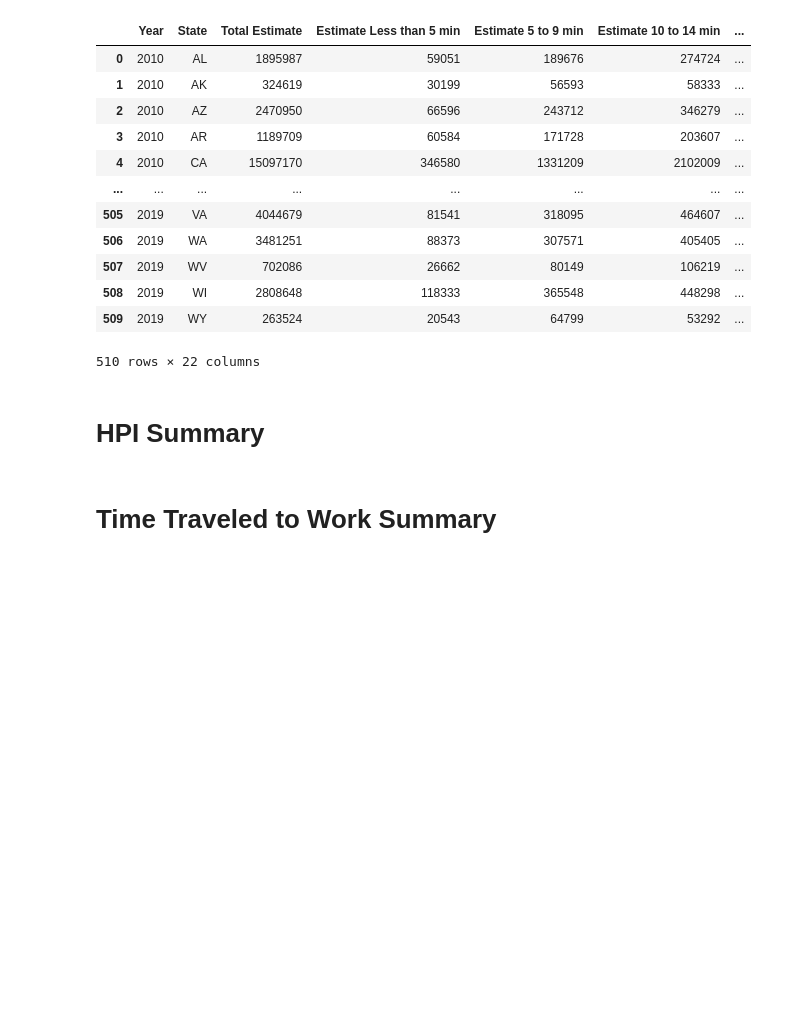
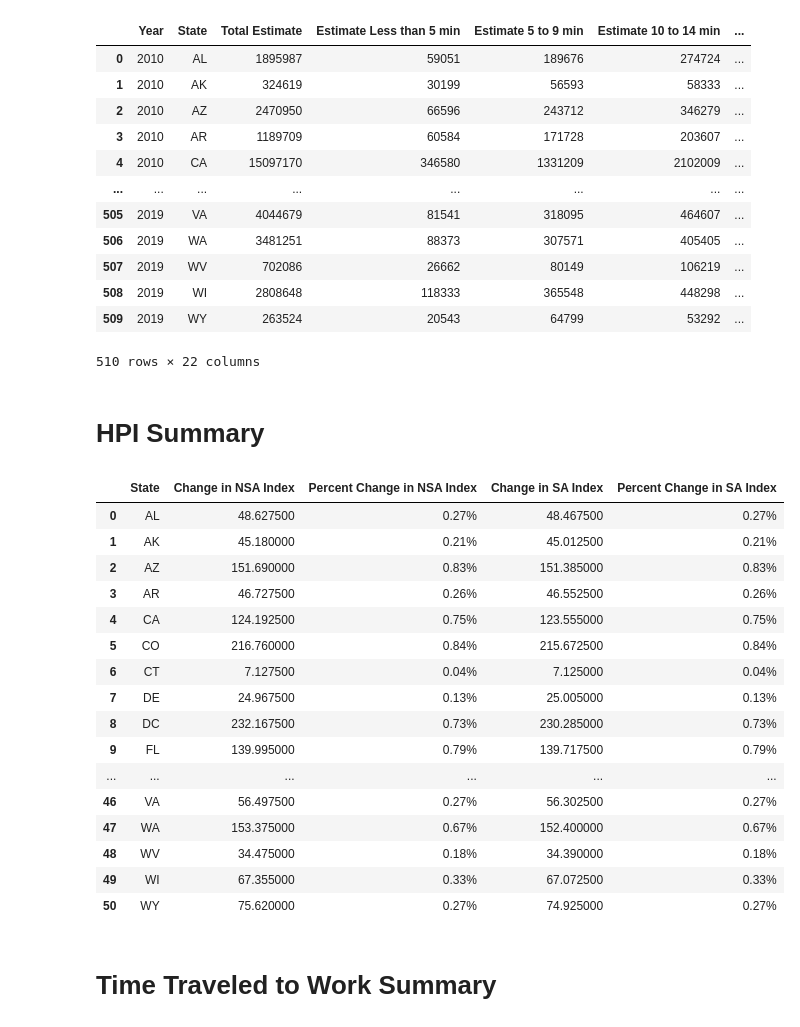
Before and after one commit to alexriiska/Project-1-Housing-Prices-and-Time-Traveled-to-Work, a Jupyter notebook: cleanup_1.ipynb, the cells around one changed output. Saved outputs shown, nothing was run; the diff lists cells and outputs as text; code cells hidden in the pictures; blank space fills up the shorter version.

Commit message:
travel time summary and full csv

```diff
--- a/cleanup_1.ipynb
+++ b/cleanup_1.ipynb
@@ -36,13 +36,13 @@ for file in files2:
     temp = pd.read_csv(path2 + '\\' + file, skiprows=[1])
     temp = temp[['B08131_001E', 'B08131_002E', 'B08131_003E', 'B08131_004E', 'B08131_005E', 'NAME']]
     # Renaming columns
-    temp.columns = ['Estiamte Aggregate Travel Time (min)', 'Worked in State of Residence Estimate Aggregate (min)', \
+    temp.columns = ['Estimate Aggregate Travel Time (min)', 'Worked in State of Residence Estimate Aggregate (min)', \
         'Worked in County of Residence Estimate Aggregate (min)', 'Worked Outside County of Residence Estimate Aggregate (min)', \
         'Worked Outside State of Residence Estimate Aggregate (min)', 'State']
     # Adding a column for respective years
     temp['Year'] = file.split(' ')[0]
     # Reordering columns
-    temp = temp[['Year', 'State', 'Estiamte Aggregate Travel Time (min)', 'Worked in State of Residence Estimate Aggregate (min)', \
+    temp = temp[['Year', 'State', 'Estimate Aggregate Travel Time (min)', 'Worked in State of Residence Estimate Aggregate (min)', \
         'Worked in County of Residence Estimate Aggregate (min)', 'Worked Outside County of Residence Estimate Aggregate (min)', \
         'Worked Outside State of Residence Estimate Aggregate (min)']]
     # Removing Puerto Rico
@@ -138,16 +138,34 @@ travel_hpi
 # %%
 df_2010_2019 = travel_hpi.loc[(travel_hpi['Year'] == '2010') | (travel_hpi['Year'] == '2019')]
 state_groupby = df_2010_2019.groupby('State')
 # Calculating change in HPI (both NSA and SA) over time (2010 to 2019) for each state
 states = df_2010_2019['State'].unique()
 
 change_nsa = state_groupby['Yearly Average Index (NSA)'].diff().dropna()
 change_sa = state_groupby['Yearly Average Index (SA)'].diff().dropna()
 pct_change_nsa = state_groupby['Yearly Average Index (NSA)'].pct_change().dropna()
 pct_change_sa = state_groupby['Yearly Average Index (SA)'].pct_change().dropna()
 hpi_change = pd.DataFrame({'State': states, 'Change in NSA Index': change_nsa, 'Percent Change in NSA Index': pct_change_nsa, \
     'Change in SA Index': change_sa, 'Percent Change in SA Index': pct_change_sa})
-hpi_change.reset_index()
+hpi_change = hpi_change.reset_index(drop=True)
 hpi_change.style.format({'Percent Change in NSA Index': '{:,.2f}%'.format, 'Percent Change in SA Index': '{:,.2f}%'.format})
+# %% [output]
+|  | State | Change in NSA Index | Percent Change in NSA Index | Change in SA Index | Percent Change in SA Index |
+| 0 | AL | 48.627500 | 0.27% | 48.467500 | 0.27% |
+| 1 | AK | 45.180000 | 0.21% | 45.012500 | 0.21% |
+| 2 | AZ | 151.690000 | 0.83% | 151.385000 | 0.83% |
+| 3 | AR | 46.727500 | 0.26% | 46.552500 | 0.26% |
+| 4 | CA | 124.192500 | 0.75% | 123.555000 | 0.75% |
+| 5 | CO | 216.760000 | 0.84% | 215.672500 | 0.84% |
+| 6 | CT | 7.127500 | 0.04% | 7.125000 | 0.04% |
+| 7 | DE | 24.967500 | 0.13% | 25.005000 | 0.13% |
+| 8 | DC | 232.167500 | 0.73% | 230.285000 | 0.73% |
+| 9 | FL | 139.995000 | 0.79% | 139.717500 | 0.79% |
+| ... | ... | ... | ... | ... | ... |
+| 46 | VA | 56.497500 | 0.27% | 56.302500 | 0.27% |
+| 47 | WA | 153.375000 | 0.67% | 152.400000 | 0.67% |
+| 48 | WV | 34.475000 | 0.18% | 34.390000 | 0.18% |
+| 49 | WI | 67.355000 | 0.33% | 67.072500 | 0.33% |
+| 50 | WY | 75.620000 | 0.27% | 74.925000 | 0.27% |
 # %% [markdown]
 # Time Traveled to Work Summary
```
Also changed, not shown: parts of 1 cell of this notebook, 1 other file.
